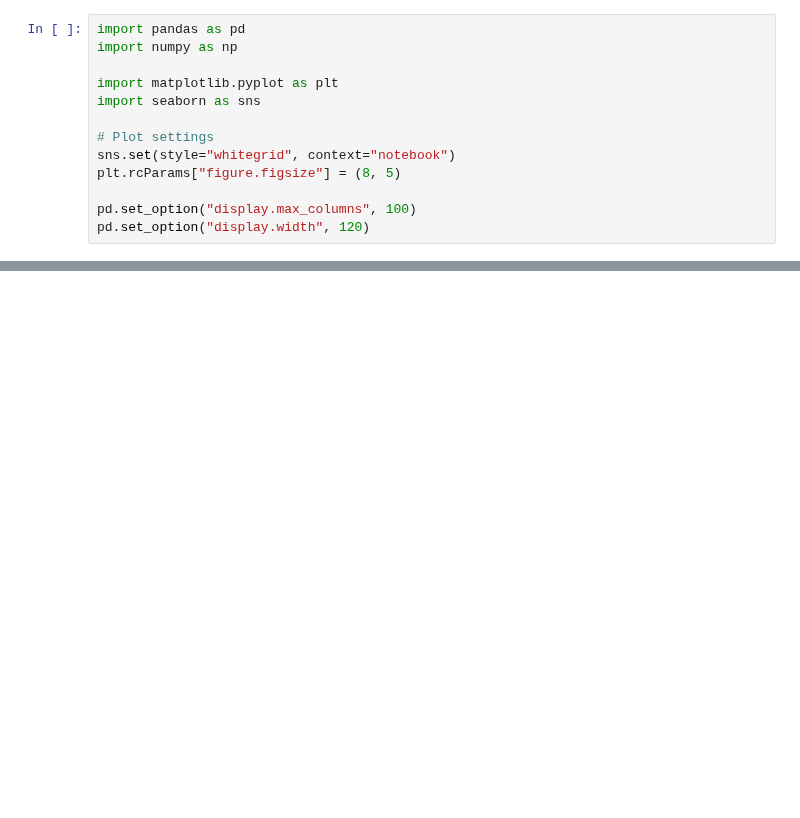
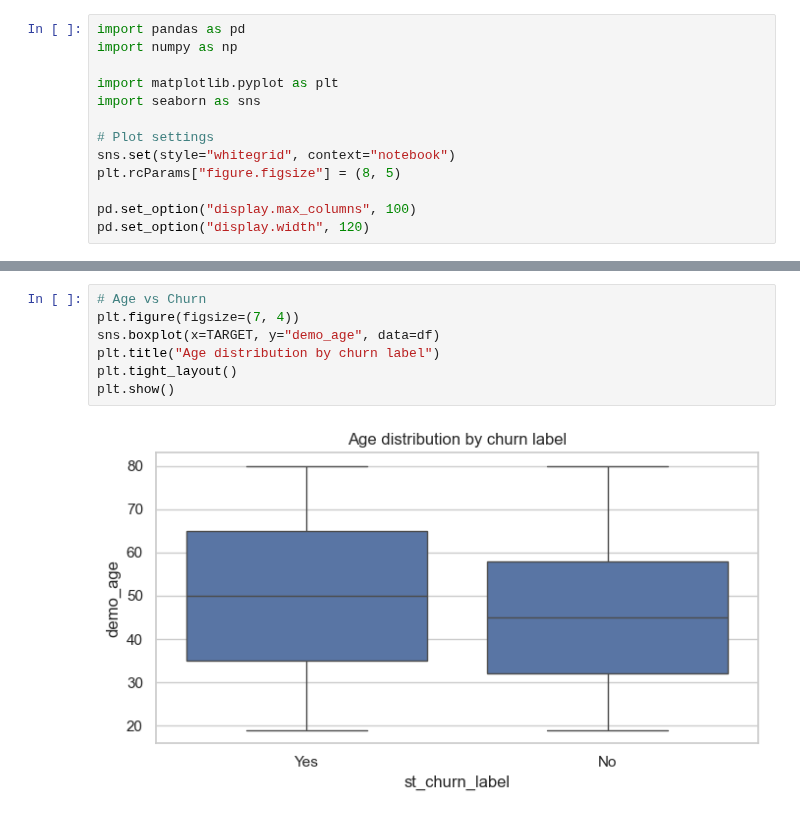
Before and after one commit to sergiopatinha/EnterpriseDataScienceBootcamp_workgroup, a Jupyter notebook: notebooks/02_EDA.ipynb, the cells around one changed output, grey strips where cells are left out. Drawn from its saved outputs; the diff is of its cells as text; blank space fills up the shorter version.

```diff
--- a/notebooks/02_EDA.ipynb
+++ b/notebooks/02_EDA.ipynb
@@ -892,0 +118,9 @@ Use a correlation threshold (e.g., >0.85) or VIF to confirm no leftover redundan
+# %%
+# Age vs Churn
+plt.figure(figsize=(7, 4))
+sns.boxplot(x=TARGET, y="demo_age", data=df)
+plt.title("Age distribution by churn label")
+plt.tight_layout()
+plt.show()
+# %% [output]
+[figure, added]
```
Also changed, not shown: parts of 84 cells of this notebook, 2 other files.
